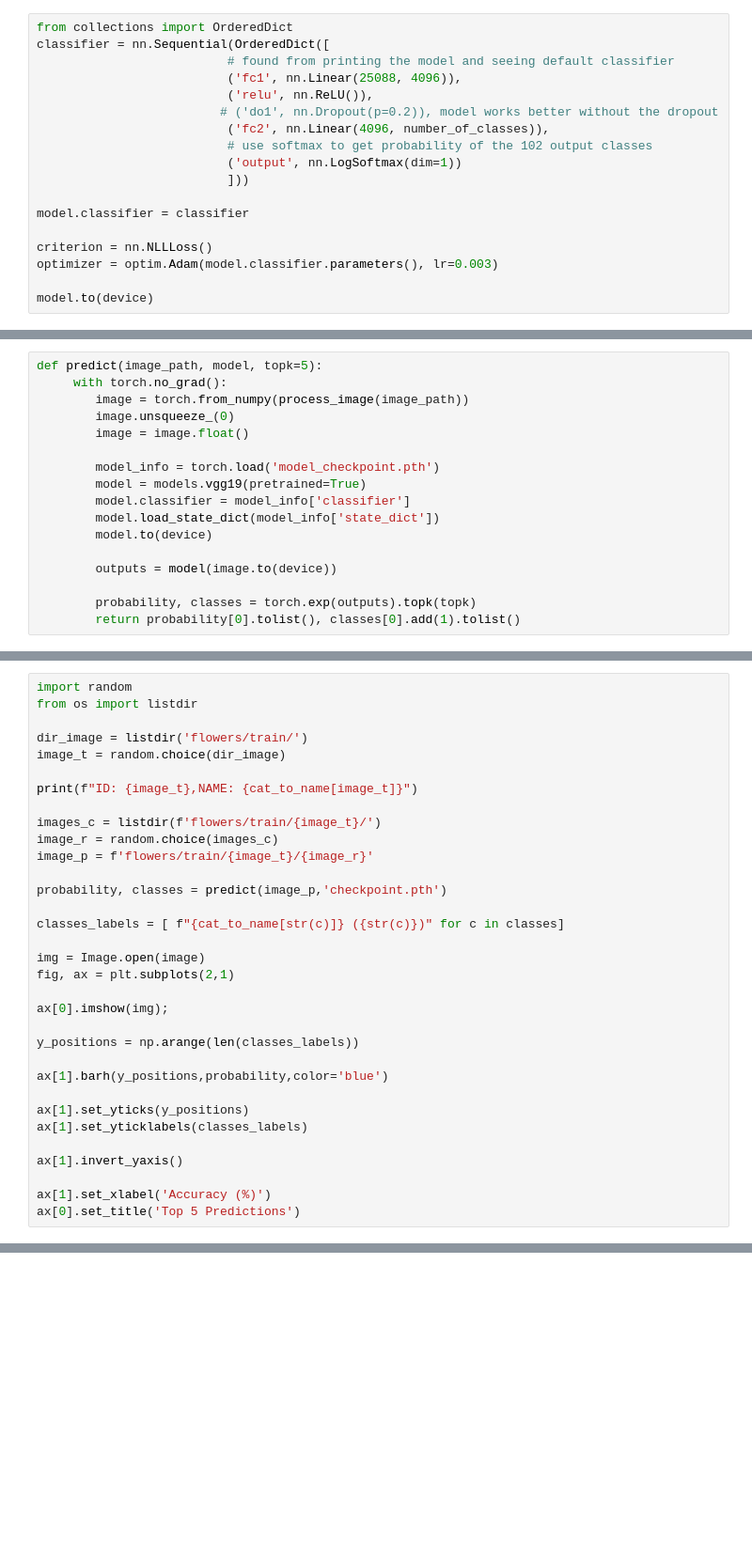
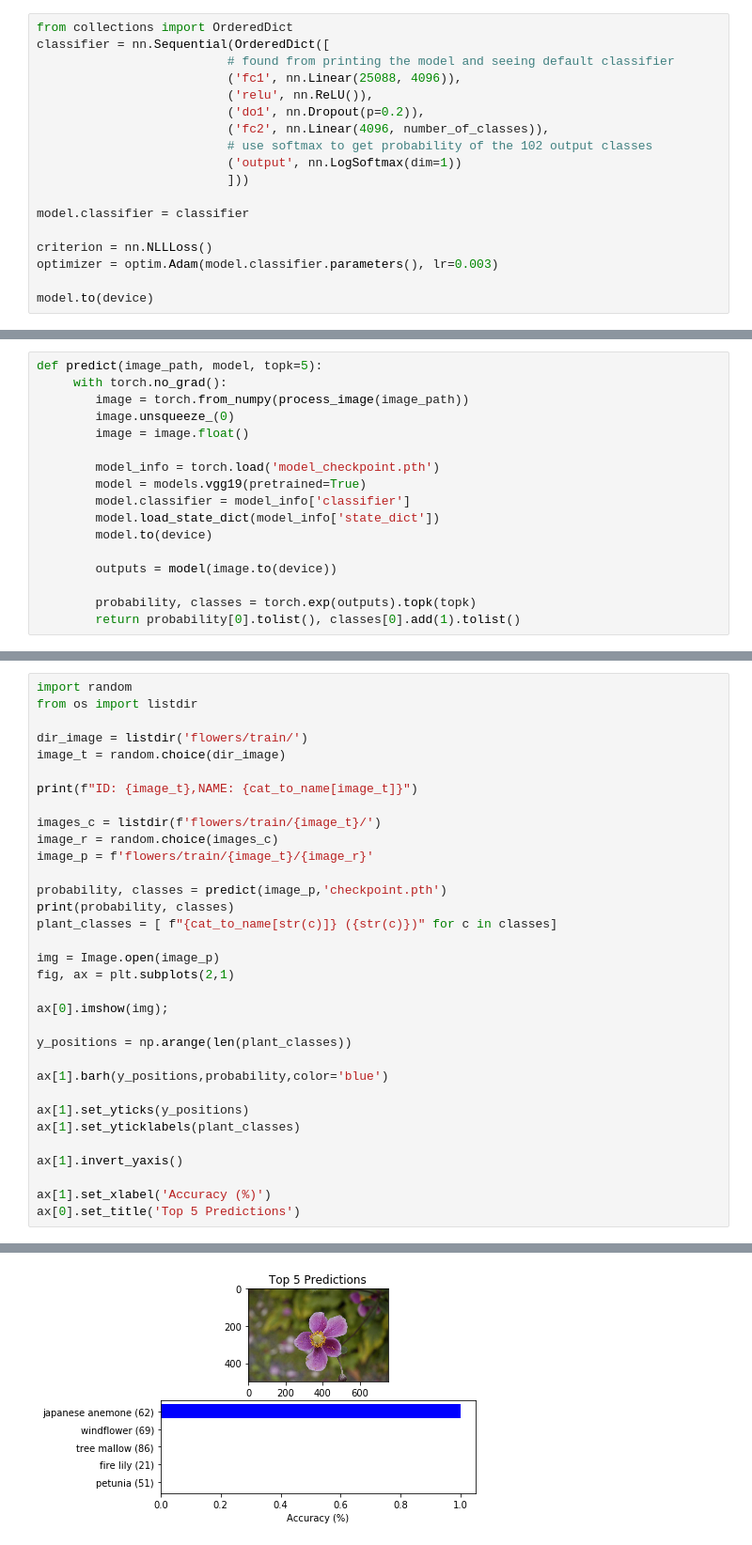
Before and after one commit to JayHelton/udacity-ai-capstone, a Jupyter notebook: Image Classifier Project.ipynb, the cells around one changed output, grey strips where cells are left out. Shown at 94% size. Drawn from its saved outputs; the diff is of its cells as text; blank space fills up the shorter version.

Commit message:
updates to models

```diff
--- a/Image Classifier Project.ipynb
+++ b/Image Classifier Project.ipynb
@@ -104,7 +105,7 @@ classifier = nn.Sequential(OrderedDict([
                           # found from printing the model and seeing default classifier
                           ('fc1', nn.Linear(25088, 4096)),
                           ('relu', nn.ReLU()),
-                         # ('do1', nn.Dropout(p=0.2)), model works better without the dropout
+                          ('do1', nn.Dropout(p=0.2)),
                           ('fc2', nn.Linear(4096, number_of_classes)),
                           # use softmax to get probability of the 102 output classes
                           ('output', nn.LogSoftmax(dim=1))
@@ -389,20 +389,20 @@ image_r = random.choice(images_c)
 image_p = f'flowers/train/{image_t}/{image_r}'
 
 probability, classes = predict(image_p,'checkpoint.pth')
+print(probability, classes)
+plant_classes = [ f"{cat_to_name[str(c)]} ({str(c)})" for c in classes]
 
-classes_labels = [ f"{cat_to_name[str(c)]} ({str(c)})" for c in classes]
-
-img = Image.open(image)
+img = Image.open(image_p)
 fig, ax = plt.subplots(2,1)
 
 ax[0].imshow(img);
 
-y_positions = np.arange(len(classes_labels))
+y_positions = np.arange(len(plant_classes))
 
 ax[1].barh(y_positions,probability,color='blue')
 
 ax[1].set_yticks(y_positions)
-ax[1].set_yticklabels(classes_labels)
+ax[1].set_yticklabels(plant_classes)
 
 ax[1].invert_yaxis()
 
@@ -413,0 +415 @@ NameError: name 'image' is not defined
+[figure, added]
```
Also changed, not shown: parts of 11 cells of this notebook, 3 other files.
